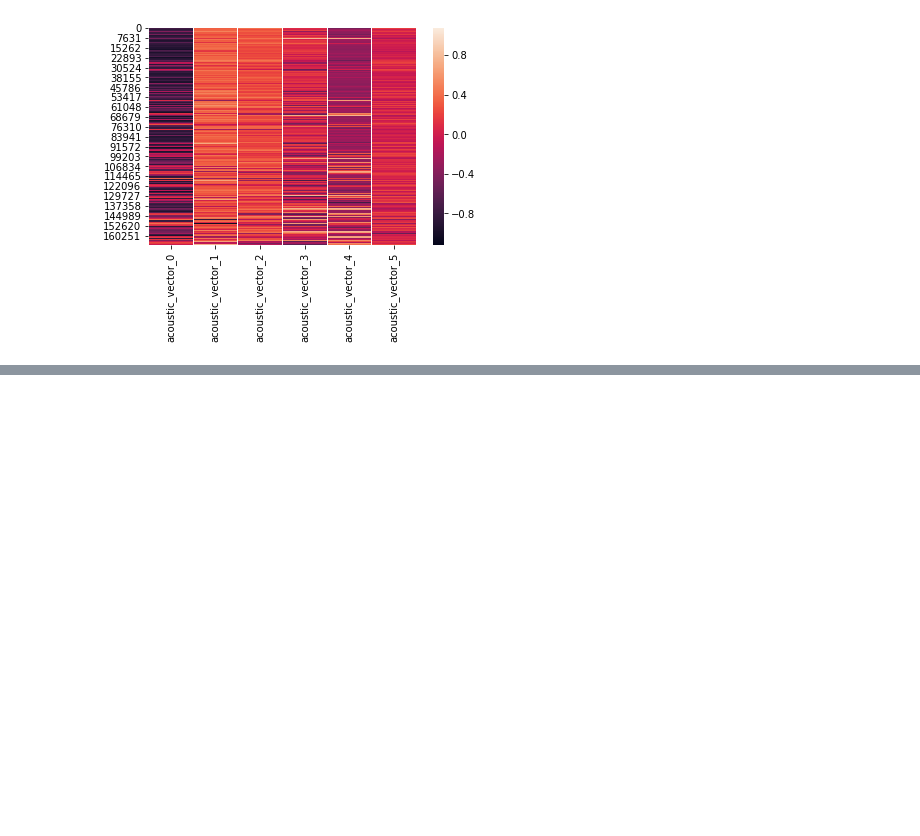
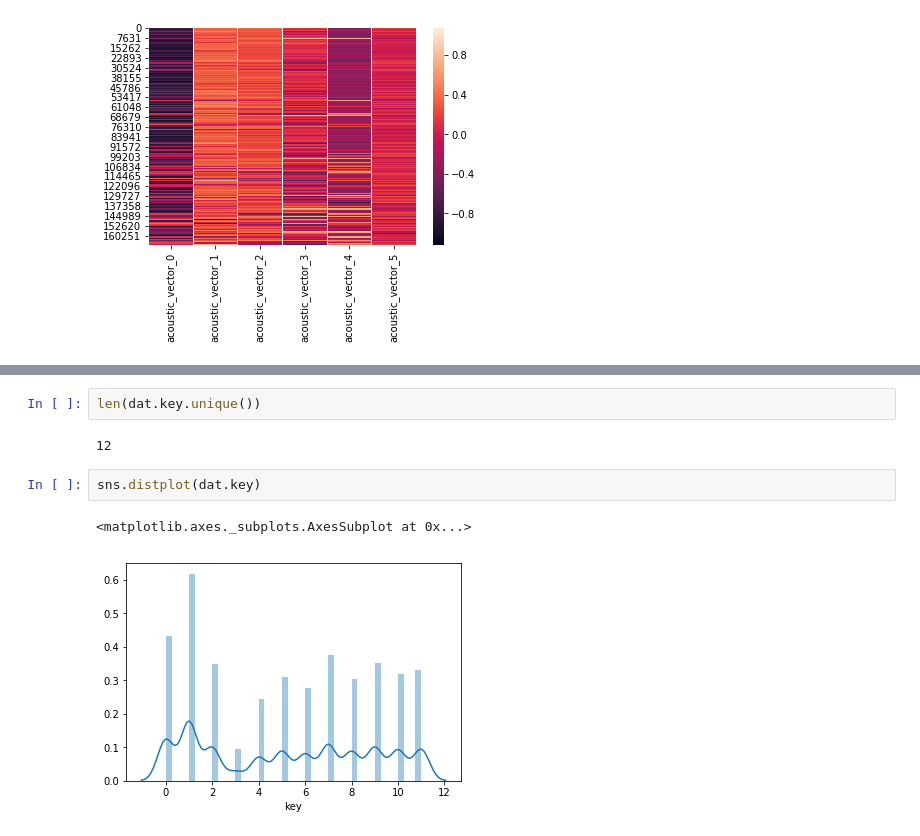
Before and after one commit to anuPh23/Spotify, a Jupyter notebook: dat_1.ipynb, the cells around one changed output, grey strips where cells are left out. Cells and saved outputs as stored; diff of their text form; blank space fills up the shorter version.

```diff
--- a/dat_1.ipynb
+++ b/dat_1.ipynb
@@ -111,0 +131,9 @@ sns.heatmap(av)
+# %%
+len(dat.key.unique())
+# %% [output]
+12
+# %%
+sns.distplot(dat.key)
+# %% [output]
+<matplotlib.axes._subplots.AxesSubplot at 0x...>
+[figure, added]
```
Also changed, not shown: parts of 2 cells of this notebook.
